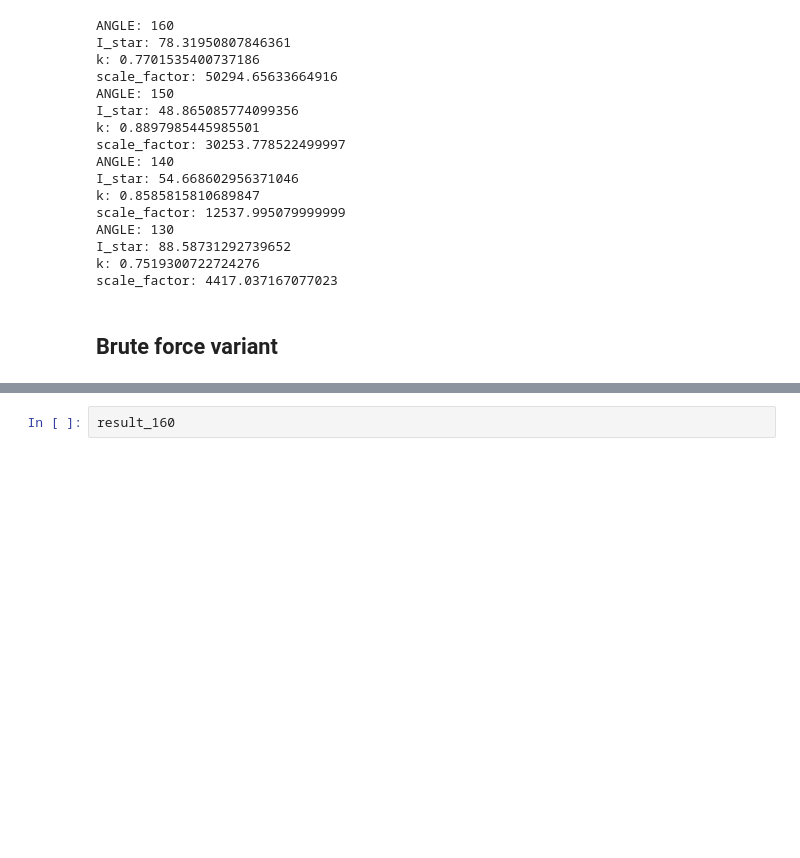
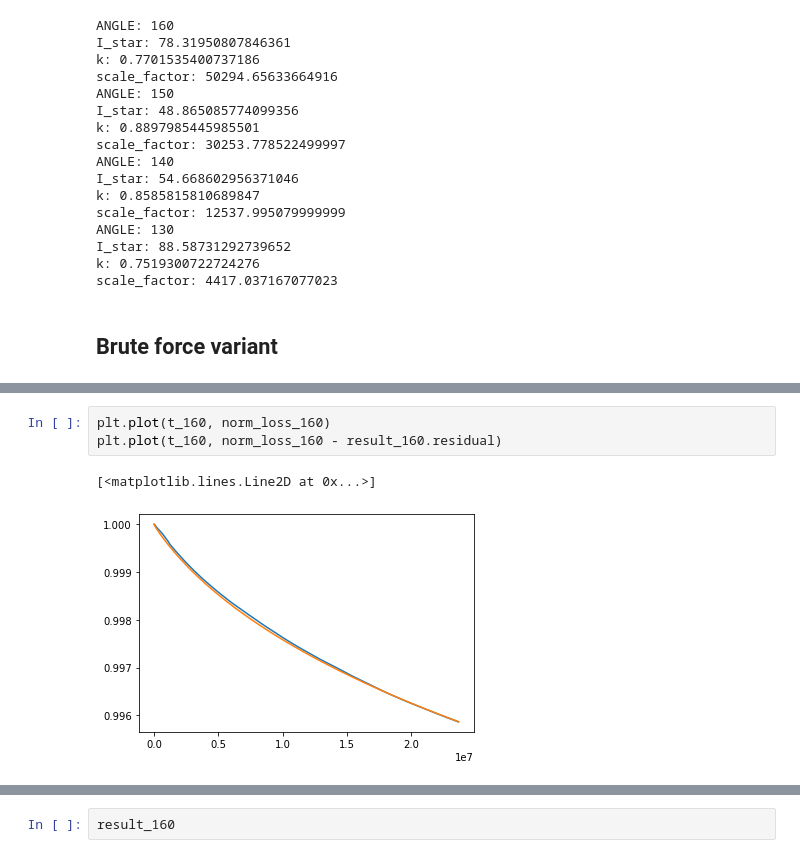
Before and after one commit to carlidel/wire_compensator_data, a Jupyter notebook: fokker_fit.ipynb, the cells around one changed output, grey strips where cells are left out. Saved outputs shown, nothing was run; the diff lists cells and outputs as text; blank space fills up the shorter version.

```diff
--- a/fokker_fit.ipynb
+++ b/fokker_fit.ipynb
@@ -1030,0 +1140,6 @@ scale_factor: 0.0008509240265911771
+# %%
+plt.plot(t_160, norm_loss_160)
+plt.plot(t_160, norm_loss_160 - result_160.residual)
+# %% [output]
+[<matplotlib.lines.Line2D at 0x...>]
+[figure, added]
```
Also changed, not shown: parts of 23 cells of this notebook.
